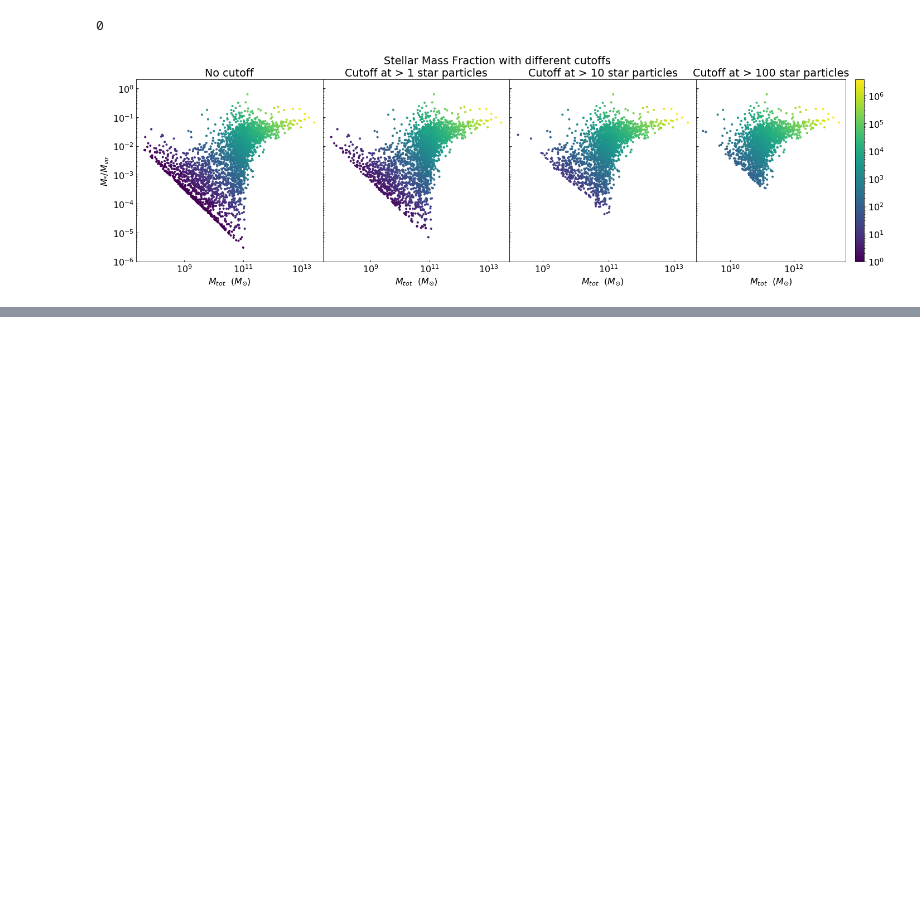
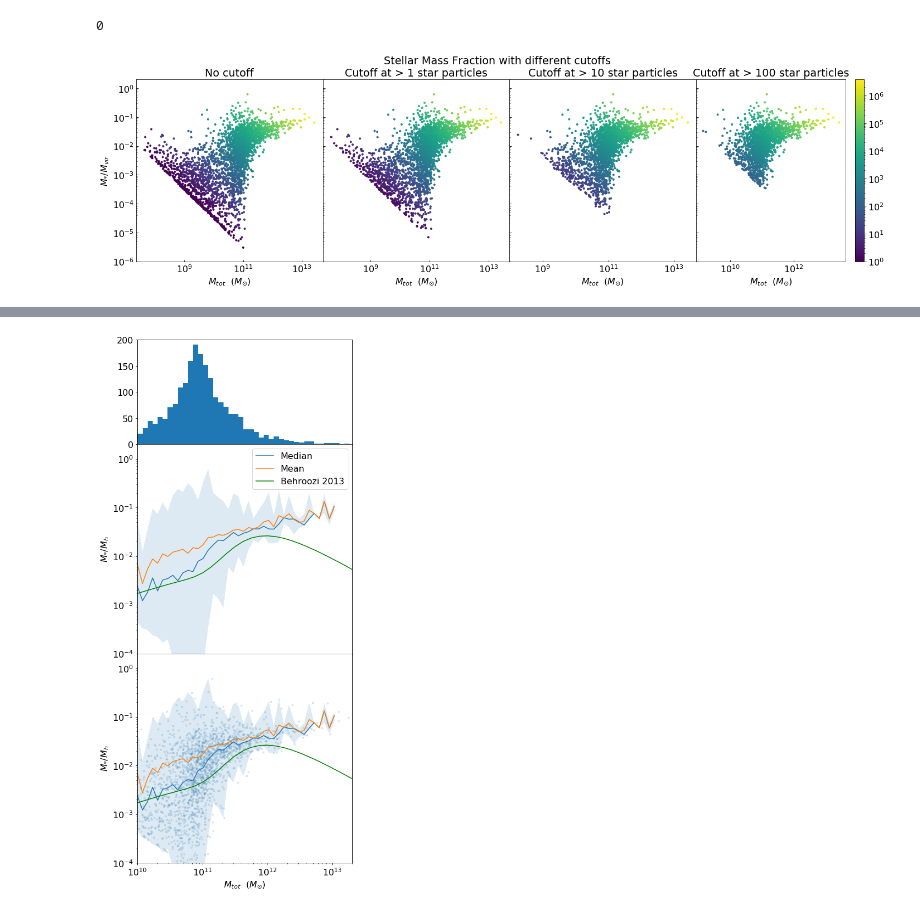
Before and after one commit to cjllorente827/comp_structure_research, a Jupyter notebook: stellar_mass_fraction/bigbox_25Mpc/RD0265.ipynb, the cells around one changed output, grey strips where cells are left out. Saved outputs shown, nothing was run; the diff lists cells and outputs as text; code cells hidden in the pictures; blank space fills up the shorter version.

```diff
--- a/stellar_mass_fraction/bigbox_25Mpc/RD0265.ipynb
+++ b/stellar_mass_fraction/bigbox_25Mpc/RD0265.ipynb
@@ -119 +141,11 @@ stellar_mass_fraction_reduced(hd, data_file, cutoff=cut)
+# %%
+%aimport stellar_mass_fraction_plots
+from stellar_mass_fraction_plots import *
+cut=10
+path = HOME+'comp_structure_research/Behroozi_2013_data/release-sfh_z0_z8_052913/smmr/'
+filefmt = 'c_smmr_z%s_red_all_smf_m1p1s1_bolshoi_fullcosmos_ms.dat'
+data_file = path+filefmt % '0.10'
+stellar_mass_fraction_reduced(hd, data_file, cutoff=cut, halo_mass_filter=1e10)
+# %% [output]
+[figure, added]
 # %% [markdown]
```
Also changed, not shown: parts of 13 cells of this notebook, 9 other files.
